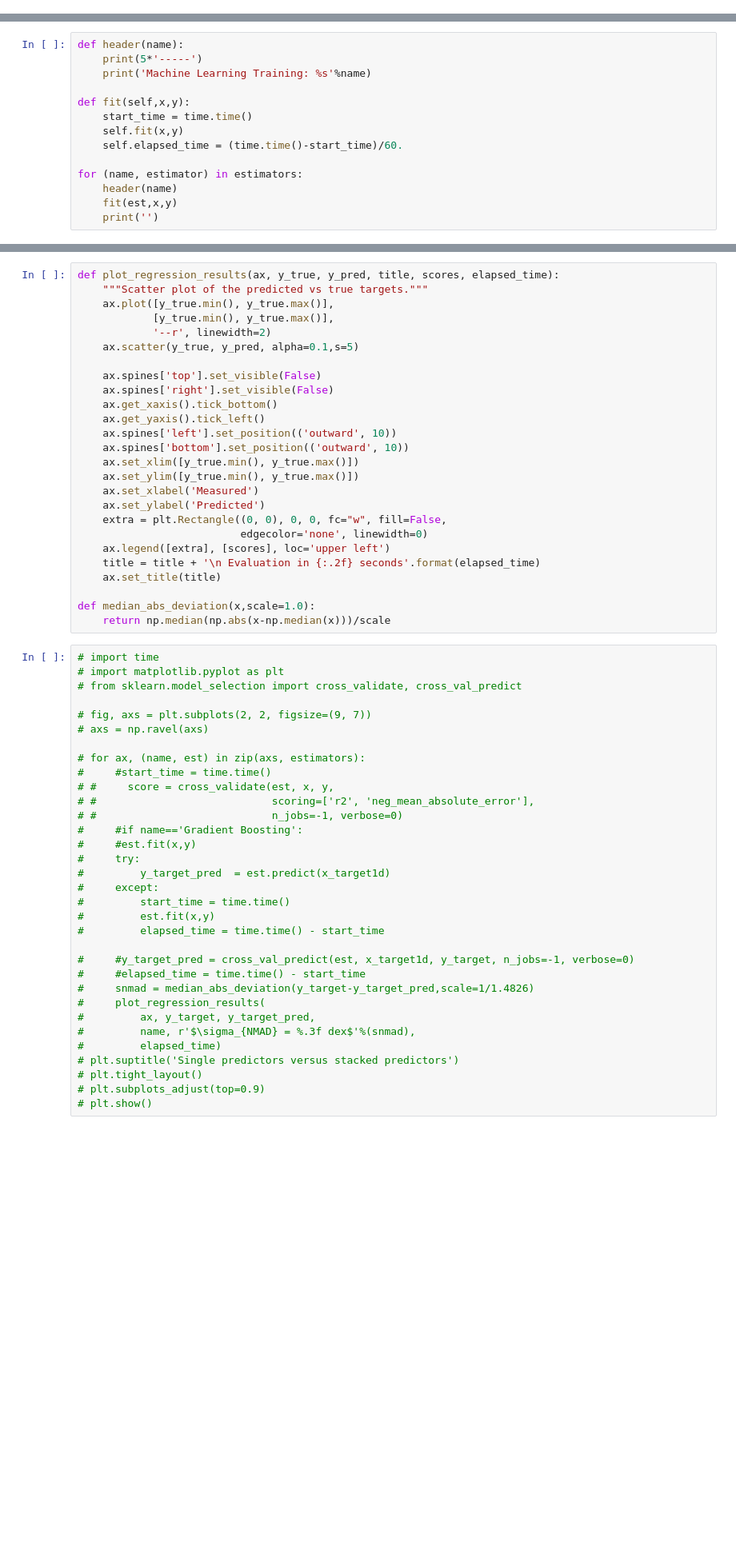
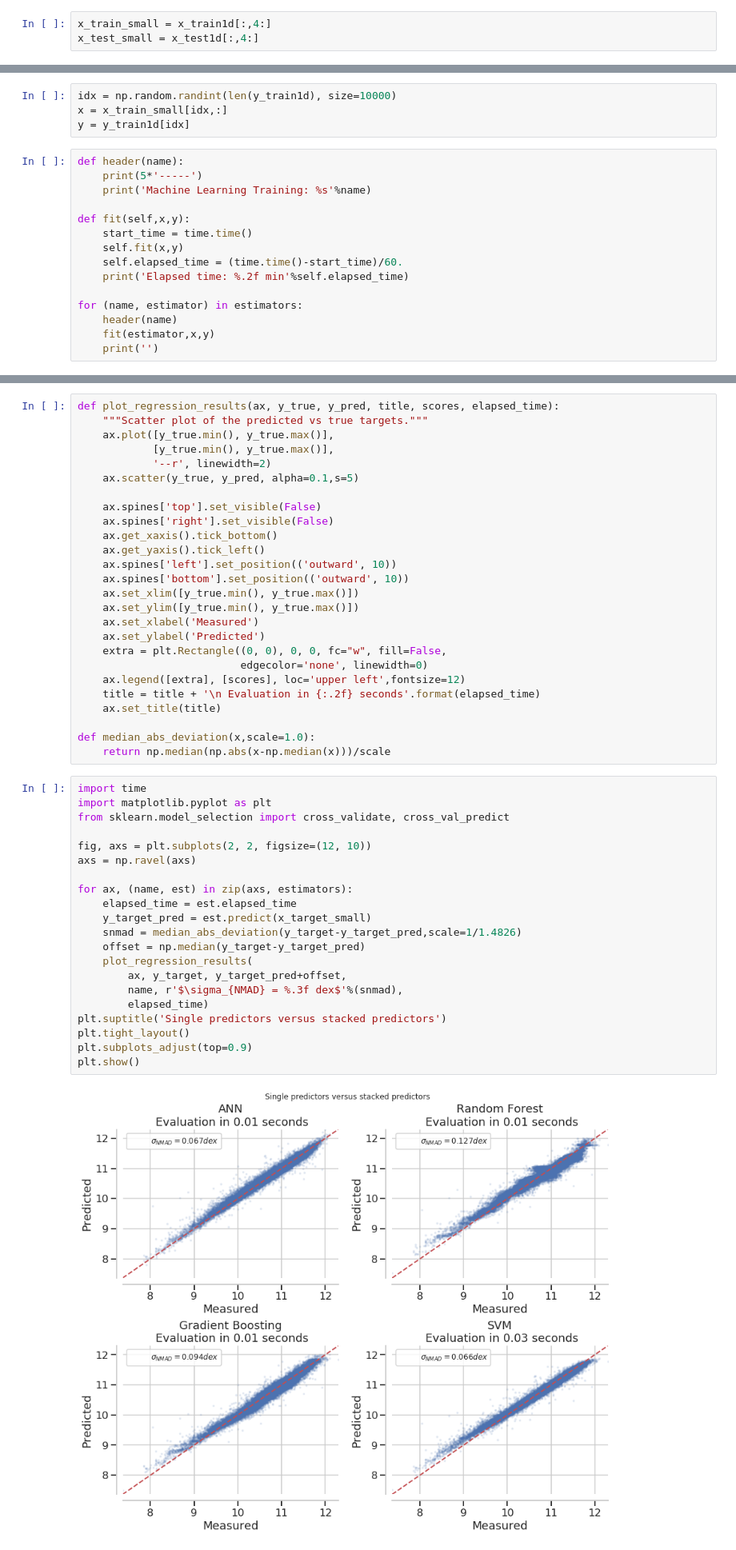
Before and after one commit to estevesjh/fnalFall2022, a Jupyter notebook: notebooks/10.BestMachineLearningArchitecture.ipynb, the cells around one changed output, grey strips where cells are left out. Shown at 80% size. Drawn from its saved outputs; the diff is of its cells as text; blank space fills up the shorter version.

Commit message:
best ml model comparasion

```diff
--- a/notebooks/10.BestMachineLearningArchitecture.ipynb
+++ b/notebooks/10.BestMachineLearningArchitecture.ipynb
@@ -42,3 +42,6 @@ y_train_err = np.array(joined['smass_err'][joined['Train']])
 # %%
 x_test1d, y_test1d = transform_to_1d(x_test,y_test)
 x_train1d, y_train1d = transform_to_1d(x_train,y_train)
+# %%
+x_train_small = x_train1d[:,4:]
+x_test_small = x_test1d[:,4:]
@@ -71,3 +99,7 @@ y = y_train1d
+# %%
+idx = np.random.randint(len(y_train1d), size=10000)
+x = x_train_small[idx,:]
+y = y_train1d[idx]
 # %%
 def header(name):
     print(5*'-----')
@@ -77,8 +109,9 @@ def fit(self,x,y):
     start_time = time.time()
     self.fit(x,y)
     self.elapsed_time = (time.time()-start_time)/60.
+    print('Elapsed time: %.2f min'%self.elapsed_time)
 
 for (name, estimator) in estimators:
     header(name)
-    fit(est,x,y)
+    fit(estimator,x,y)
     print('')
@@ -102,45 +155,35 @@ def plot_regression_results(ax, y_true, y_pred, title, scores, elapsed_time):
     ax.set_ylabel('Predicted')
     extra = plt.Rectangle((0, 0), 0, 0, fc="w", fill=False,
                           edgecolor='none', linewidth=0)
-    ax.legend([extra], [scores], loc='upper left')
+    ax.legend([extra], [scores], loc='upper left',fontsize=12)
     title = title + '\n Evaluation in {:.2f} seconds'.format(elapsed_time)
     ax.set_title(title)
 
 def median_abs_deviation(x,scale=1.0):
     return np.median(np.abs(x-np.median(x)))/scale
 # %%
-# import time
-# import matplotlib.pyplot as plt
-# from sklearn.model_selection import cross_validate, cross_val_predict
+import time
+import matplotlib.pyplot as plt
+from sklearn.model_selection import cross_validate, cross_val_predict
 
-# fig, axs = plt.subplots(2, 2, figsize=(9, 7))
-# axs = np.ravel(axs)
+fig, axs = plt.subplots(2, 2, figsize=(12, 10))
+axs = np.ravel(axs)
 
-# for ax, (name, est) in zip(axs, estimators):
-#     #start_time = time.time()
-# #     score = cross_validate(est, x, y,
-# #                            scoring=['r2', 'neg_mean_absolute_error'],
-# #                            n_jobs=-1, verbose=0)
-#     #if name=='Gradient Boosting':
-#     #est.fit(x,y)
-#     try:
-#         y_target_pred  = est.predict(x_target1d)
-#     except:
-#         start_time = time.time()
-#         est.fit(x,y)
-#         elapsed_time = time.time() - start_time
-
-#     #y_target_pred = cross_val_predict(est, x_target1d, y_target, n_jobs=-1, verbose=0)
-#     #elapsed_time = time.time() - start_time
-#     snmad = median_abs_deviation(y_target-y_target_pred,scale=1/1.4826)
-#     plot_regression_results(
-#         ax, y_target, y_target_pred,
-#         name, r'$\sigma_{NMAD} = %.3f dex$'%(snmad),
-#         elapsed_time)
-# plt.suptitle('Single predictors versus stacked predictors')
-# plt.tight_layout()
-# plt.subplots_adjust(top=0.9)
-# plt.show()
+for ax, (name, est) in zip(axs, estimators):
+    elapsed_time = est.elapsed_time
+    y_target_pred = est.predict(x_target_small)
+    snmad = median_abs_deviation(y_target-y_target_pred,scale=1/1.4826)
+    offset = np.median(y_target-y_target_pred)
+    plot_regression_results(
+        ax, y_target, y_target_pred+offset,
+        name, r'$\sigma_{NMAD} = %.3f dex$'%(snmad),
+        elapsed_time)
+plt.suptitle('Single predictors versus stacked predictors')
+plt.tight_layout()
+plt.subplots_adjust(top=0.9)
+plt.show()
+# %% [output]
+[figure, added]
 # %%
 # xhigh = y_target>11.6
 for name, est in estimators:
```
Also changed, not shown: parts of 9 cells of this notebook.
